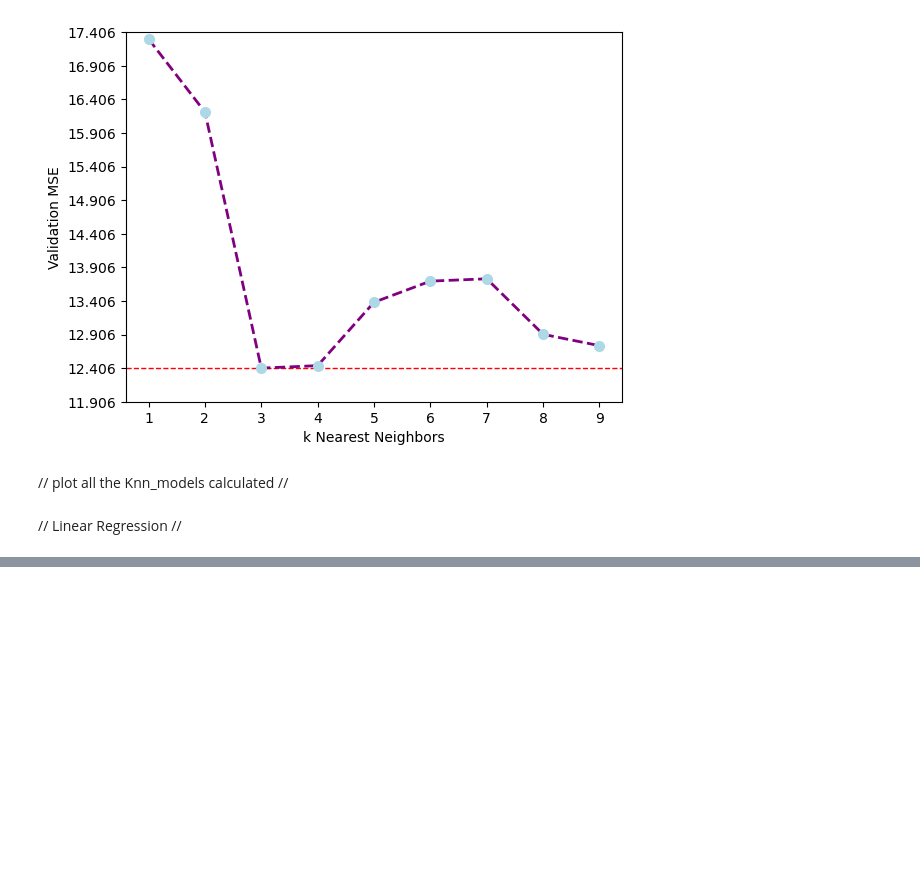
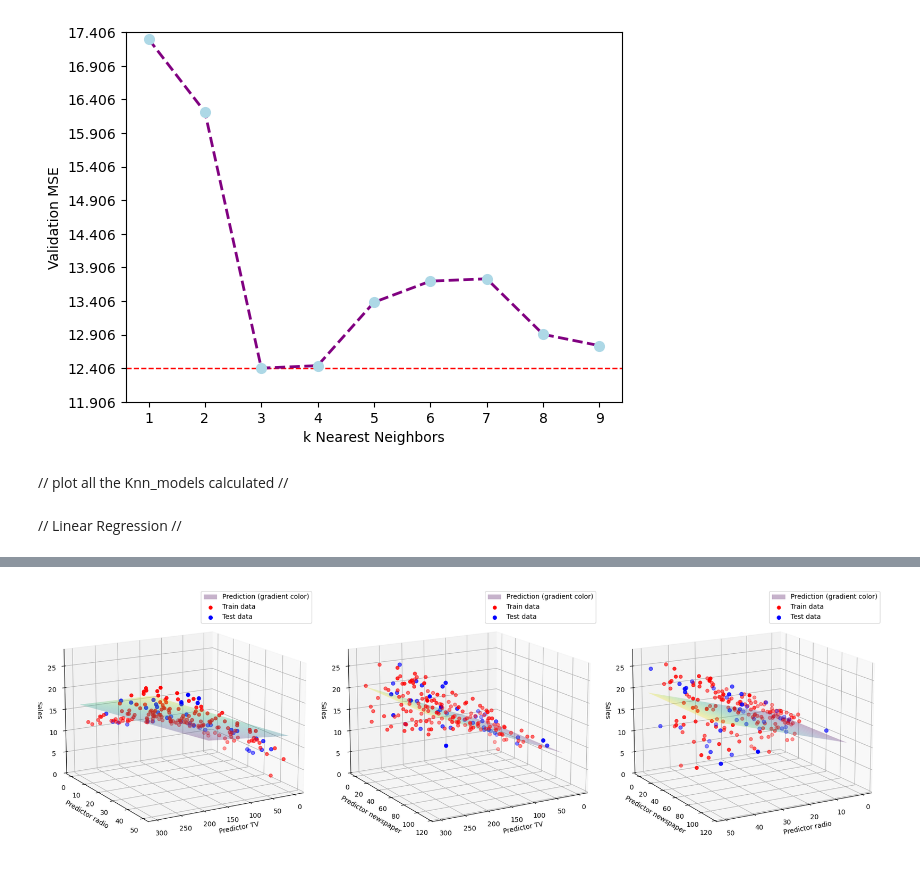
Before and after one commit to lucastcor/Data_Science_and_ML, a Jupyter notebook: Linear_Regression/knn.ipynb, the cells around one changed output, grey strips where cells are left out. Saved outputs shown, nothing was run; the diff lists cells and outputs as text; code cells hidden in the pictures; blank space fills up the shorter version.

```diff
--- a/Linear_Regression/knn.ipynb
+++ b/Linear_Regression/knn.ipynb
@@ -141,0 +196,8 @@ for name in df_names:
+# %%
+#linear regression with multi variables
+x=df
+r2_train, r2_test, model= fit_and_plot_multi(x)
+list_slopes=model.coef_
+df_models.loc[len(df_models)]=['Multi', r2_train, r2_test, model.intercept_, list_slopes[0], list_slopes[1], list_slopes[2]]
+# %% [output]
+[figure, added]
```
Also changed, not shown: parts of 6 cells of this notebook.
